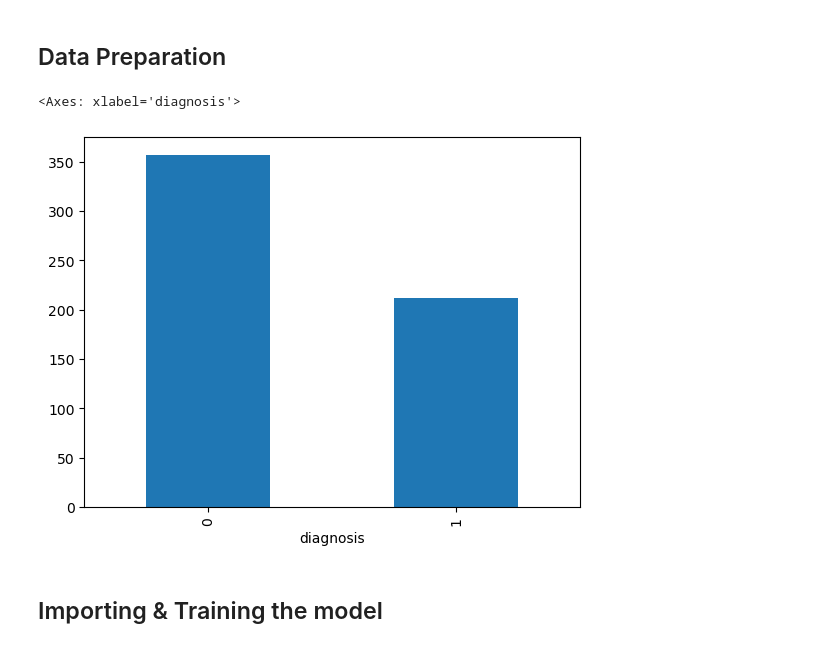
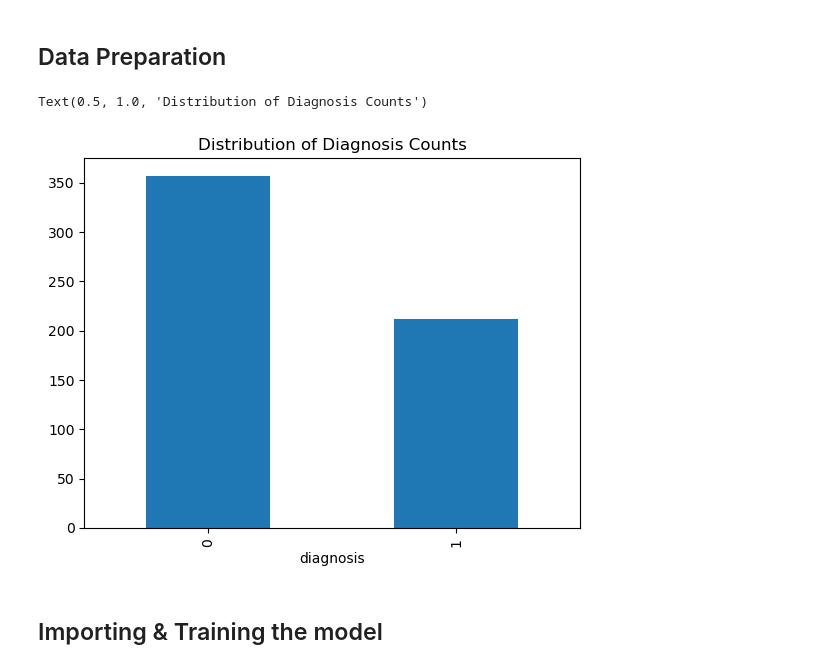
Before and after one commit to akshat-ray/Breast-Cancer-Diagnostic, a Jupyter notebook: Cancer_Diagnostic.ipynb, the cells around one changed output. Cells and saved outputs as stored; diff of their text form; code cells hidden in the pictures.

```diff
--- a/Cancer_Diagnostic.ipynb
+++ b/Cancer_Diagnostic.ipynb
@@ -33,10 +33,11 @@ patient_data.diagnosis = [1 if it == "M" else 0 for it in patient_data.diagnosis
 # %%
 # Turning the target variable into categorical data
 patient_data.diagnosis = patient_data.diagnosis.astype('category',copy=False)
 patient_data.diagnosis.value_counts().plot(kind="bar")
+plt.title("Distribution of Diagnosis Counts")
 # %% [output]
-<Axes: xlabel='diagnosis'>
+Text(0.5, 1.0, 'Distribution of Diagnosis Counts')
-[figure, old version]
+[figure, new version]
 # %% [markdown]
 ## Importing & Training the model
 # %%
```
Also changed, not shown: parts of 2 cells of this notebook.
